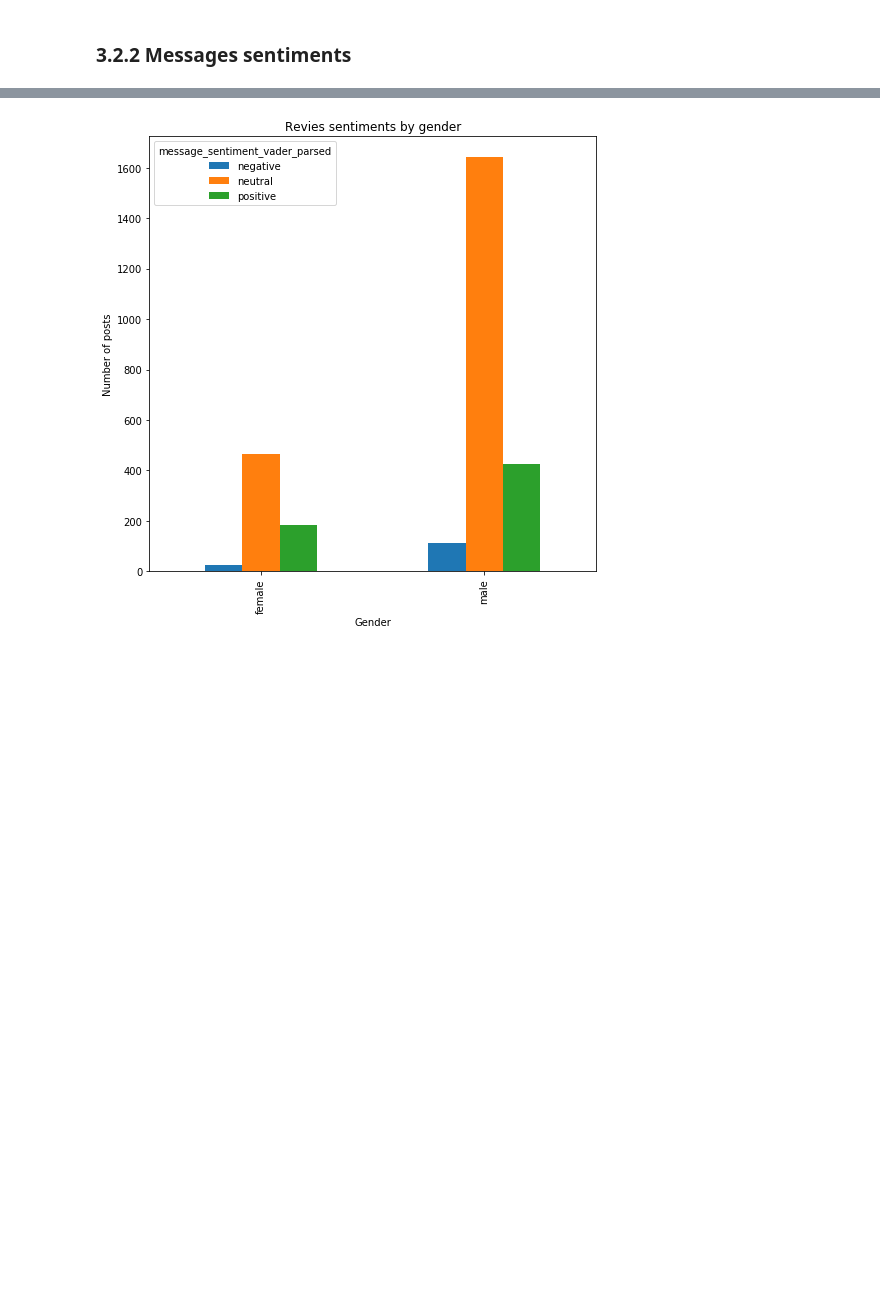
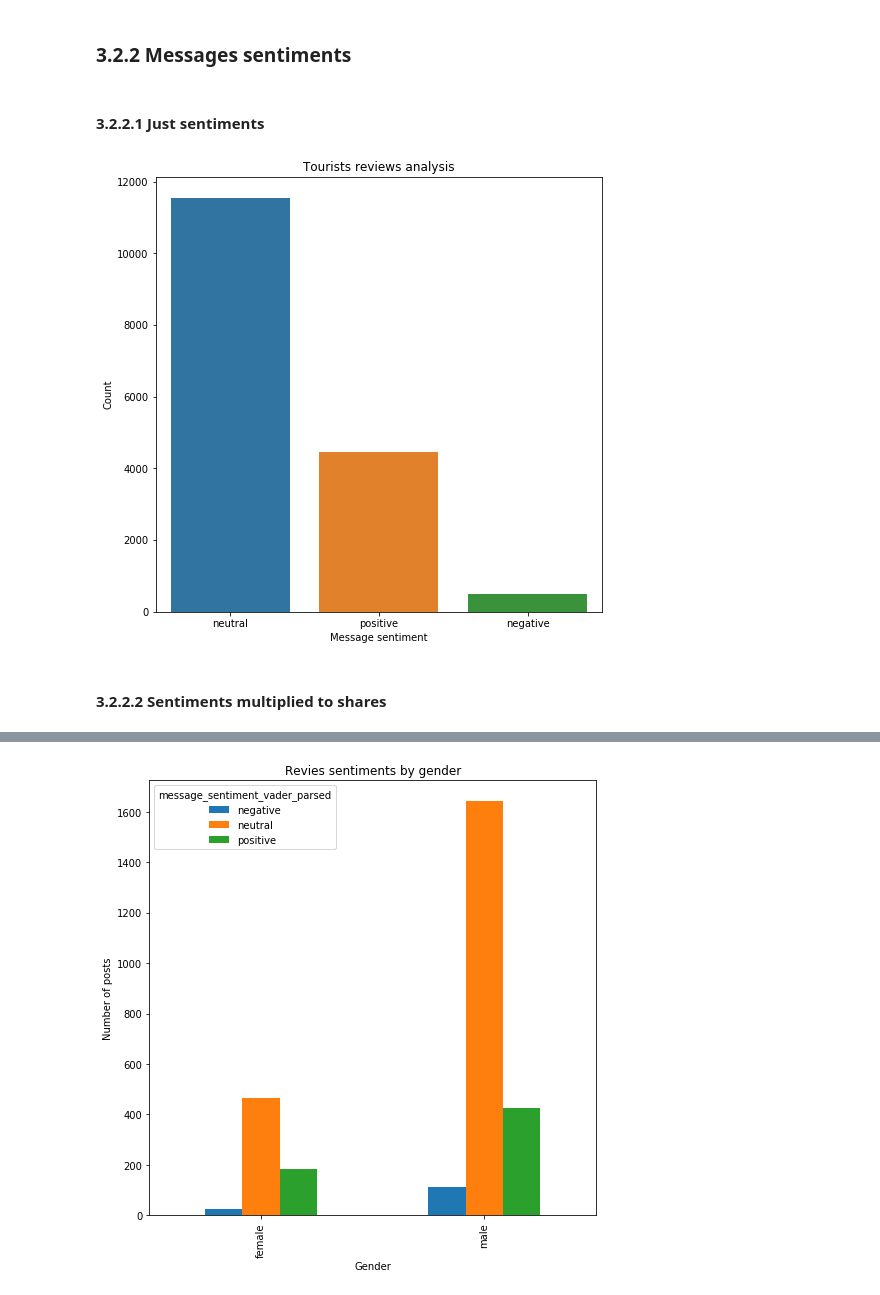
Before and after one commit to dbulgakov/ML-Russia-Tourism, a Jupyter notebook: Tourism analysis.ipynb, the cells around one changed output, grey strips where cells are left out. Cells and saved outputs as stored; diff of their text form; code cells hidden in the pictures; blank space fills up the shorter version.

Commit message:
more plots

```diff
--- a/Tourism analysis.ipynb
+++ b/Tourism analysis.ipynb
@@ -400,3 +400,16 @@ ax.set_ylabel('Number of posts');
 [figure]
 # %% [markdown]
 ### 3.2.2 Messages sentiments
+# %% [markdown]
+#### 3.2.2.1 Just sentiments
+# %%
+plt.figure(figsize=(8, 8))
+ax = sns.countplot(x = data['message_sentiment_vader_parsed'])
+ax.set_title('Tourists reviews analysis')
+ax.set_xlabel('Message sentiment')
+ax.set_ylabel('Count')
+plt.show()
+# %% [output]
+[figure, added]
+# %% [markdown]
+#### 3.2.2.2 Sentiments multiplied to shares
```
Also changed, not shown: parts of 5 cells of this notebook.
